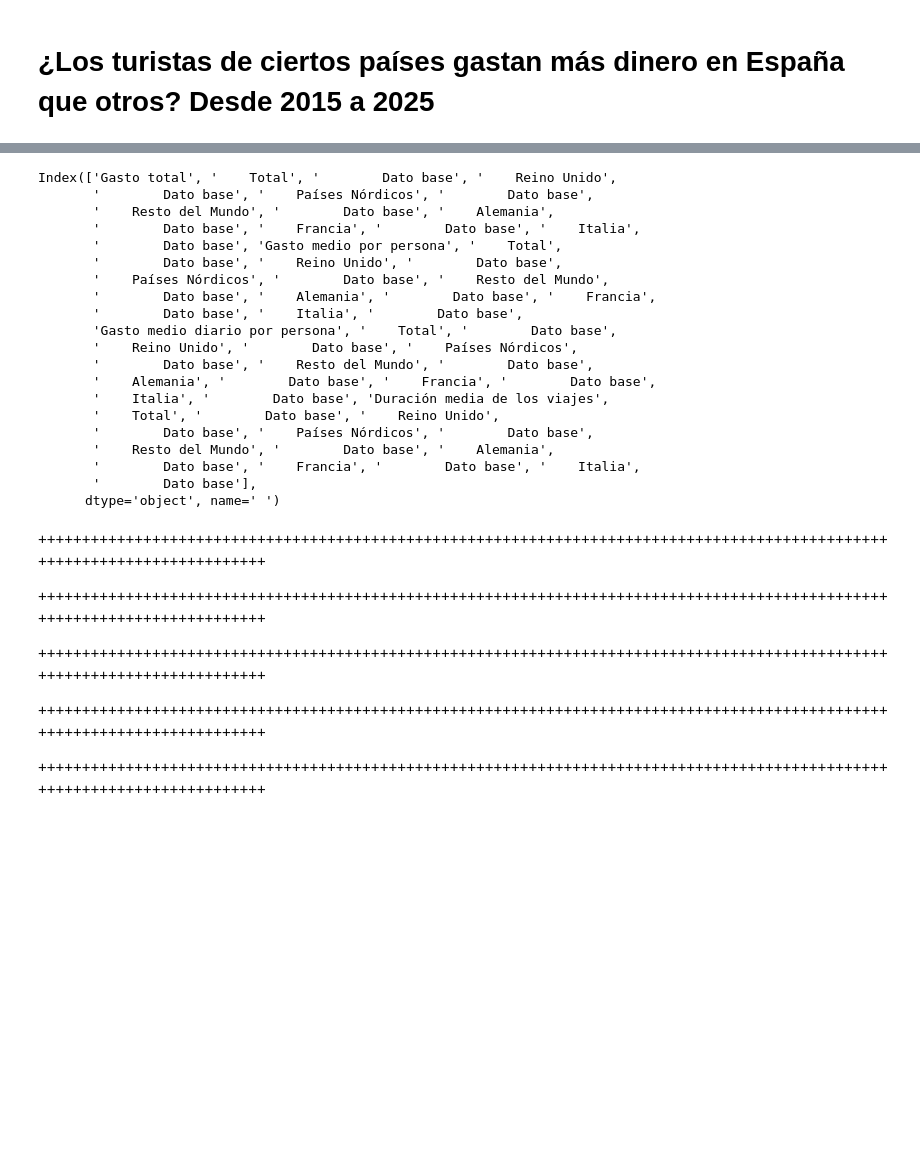
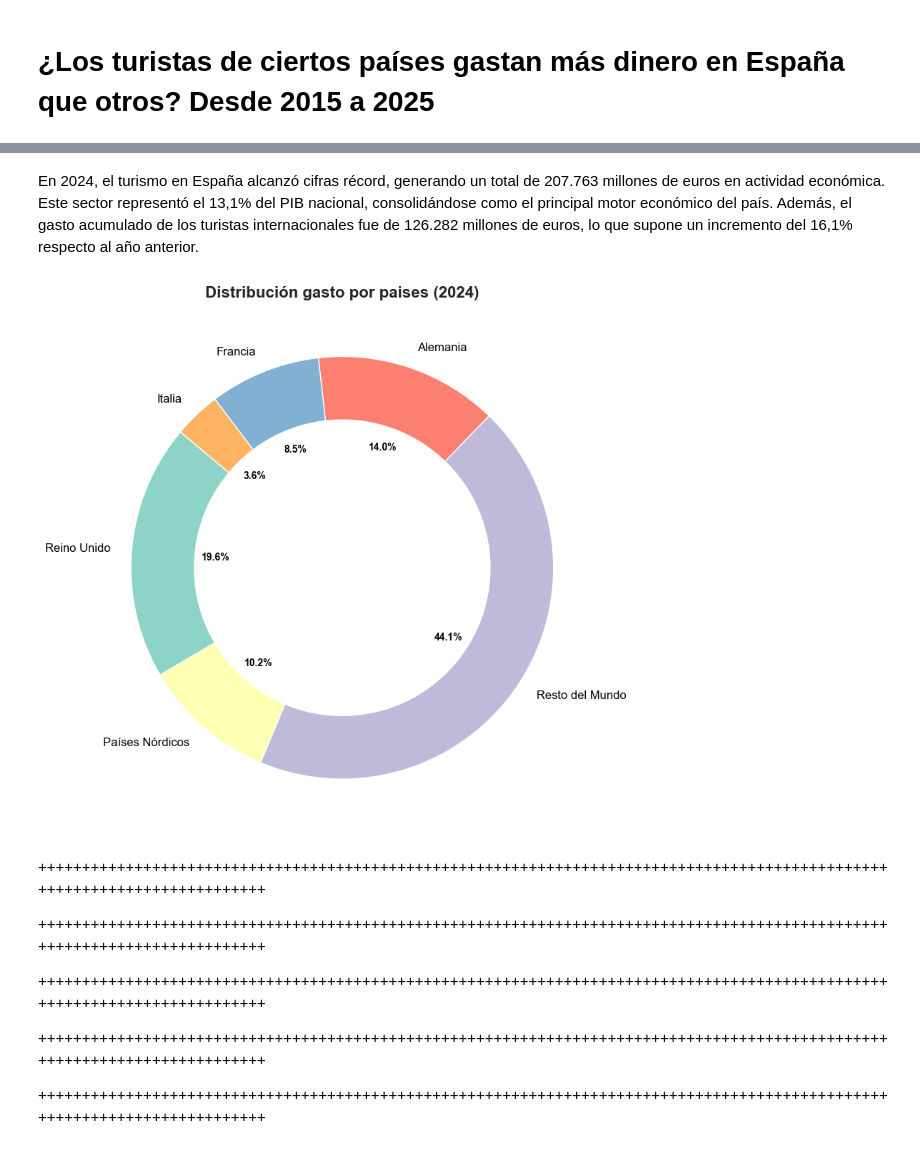
Before and after one commit to Cristianvas198/EDA_Turismo, a Jupyter notebook: src/Notebook.ipynb, the cells around one changed output, grey strips where cells are left out. Saved outputs shown, nothing was run; the diff lists cells and outputs as text; code cells hidden in the pictures; blank space fills up the shorter version.

```diff
--- a/src/Notebook.ipynb
+++ b/src/Notebook.ipynb
@@ -251,7 +334,17 @@ negocios
 # ¿Los turistas de ciertos países gastan más dinero en España que otros? Desde 2015 a 2025
 # %%
 pais = pd.read_excel("./data/Gasto_segun_paisxlsx.xlsx")
-pais.columns=pais.columns.str.replace("M", " ")#Reemplaza la M de las fechas por un espacio
+pais.columns=pais.columns.str.replace("M", "-")#Reemplaza la M de las fechas por un espacio
 pais=pais.set_index(" ")
 pais = pais.transpose()
 pais = pais.apply(pd.to_numeric, errors='coerce')
+
+pais_2 = pd.read_excel("./data/gasto_por_pais.xlsx")
+pais_2.columns = pais_2.columns.str.replace("M", "-") #reemplazar "M" por espacio
+pais_2 = pais_2.transpose() #Transponer el DataFrame
+pais_2.columns = pais_2.iloc[0]
+pais_2 = pais_2[1:]
+
+pais_2.index = pd.to_datetime(pais_2.index, errors='coerce')
+df_anual = pais_2.groupby(pais_2.index.year).sum()
+df_anual[-2:-1]
@@ -274,26 +354,40 @@ pais
-# %%
-pais.columns
-# %% [output]
-Index(['Gasto total', '    Total', '        Dato base', '    Reino Unido',
-       '        Dato base', '    Países Nórdicos', '        Dato base',
-       '    Resto del Mundo', '        Dato base', '    Alemania',
-       '        Dato base', '    Francia', '        Dato base', '    Italia',
-       '        Dato base', 'Gasto medio por persona', '    Total',
-       '        Dato base', '    Reino Unido', '        Dato base',
-       '    Países Nórdicos', '        Dato base', '    Resto del Mundo',
-       '        Dato base', '    Alemania', '        Dato base', '    Francia',
-       '        Dato base', '    Italia', '        Dato base',
-       'Gasto medio diario por persona', '    Total', '        Dato base',
-       '    Reino Unido', '        Dato base', '    Países Nórdicos',
-       '        Dato base', '    Resto del Mundo', '        Dato base',
-       '    Alemania', '        Dato base', '    Francia', '        Dato base',
-       '    Italia', '        Dato base', 'Duración media de los viajes',
-       '    Total', '        Dato base', '    Reino Unido',
-       '        Dato base', '    Países Nórdicos', '        Dato base',
-       '    Resto del Mundo', '        Dato base', '    Alemania',
-       '        Dato base', '    Francia', '        Dato base', '    Italia',
-       '        Dato base'],
-      dtype='object', name=' ')
+# %% [markdown]
+En 2024, el turismo en España alcanzó cifras récord, generando un total de 207.763 millones de euros en actividad económica. Este sector representó el 13,1% del PIB nacional, consolidándose como el principal motor económico del país. Además, el gasto acumulado de los turistas internacionales fue de 126.282 millones de euros, lo que supone un incremento del 16,1% respecto al año anterior.
+# %%
+import matplotlib.pyplot as plt
+
+# Datos de ejemplo del DataFrame 'df_anual'
+# valores = df_anual.iloc[0, 1:].sort_values(ascending=False)
+valores = df_anual.iloc[0, 1:]  # Valores de la primera fila (sin "Total")
+etiquetas = df_anual.columns[1:]  # Nombres de las columnas (sin "Total")
+
+# Crear el gráfico de pastel
+plt.figure(figsize=(10, 8))
+wedges, texts, autotexts = plt.pie(
+    valores,
+    labels=etiquetas,
+    autopct='%1.1f%%',  # Mostrar porcentajes
+    startangle=140,     # Ángulo inicial
+    colors=plt.cm.Set3.colors,  # Colores modernos y suaves
+    textprops=dict(color="black")  # Estilo para los textos
+)
+
+# Mejorar el diseño
+plt.setp(autotexts, size=10, weight="bold")  # Hacer porcentajes más visibles
+plt.setp(texts, size=12)  # Agrandar etiquetas
+
+# Añadir un círculo para hacerlo "semi-donut"
+centre_circle = plt.Circle((0, 0), 0.70, fc='white')  # Crear el círculo blanco
+plt.gca().add_artist(centre_circle)  # Añadirlo al gráfico
+
+# Título del gráfico
+plt.title("Distribución gasto por paises (2024)", fontsize=16, weight="bold")
+plt.tight_layout()
+
+# Mostrar el gráfico
+plt.show()
+# %% [output]
+[figure, added]
 # %% [markdown]
 +++++++++++++++++++++++++++++++++++++++++++++++++++++++++++++++++++++++++++++++++++++++++++++++++++++++++++++++++++++++++++
 
```
Also changed, not shown: parts of 16 cells of this notebook.
